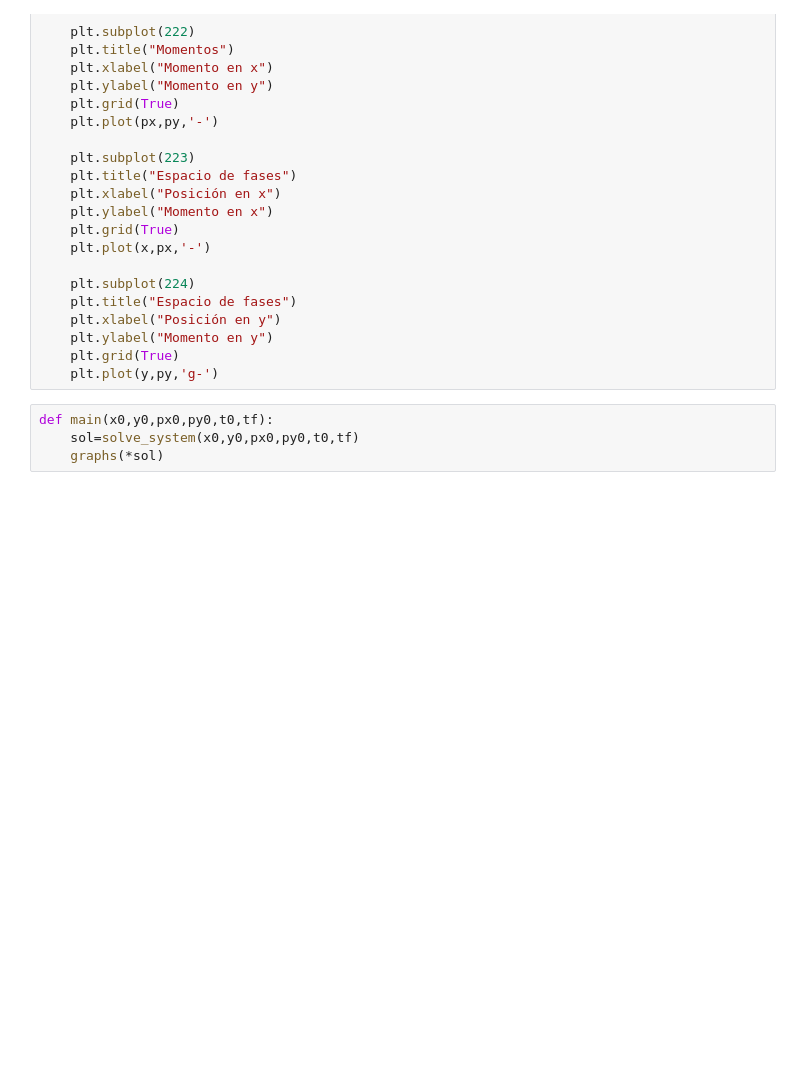
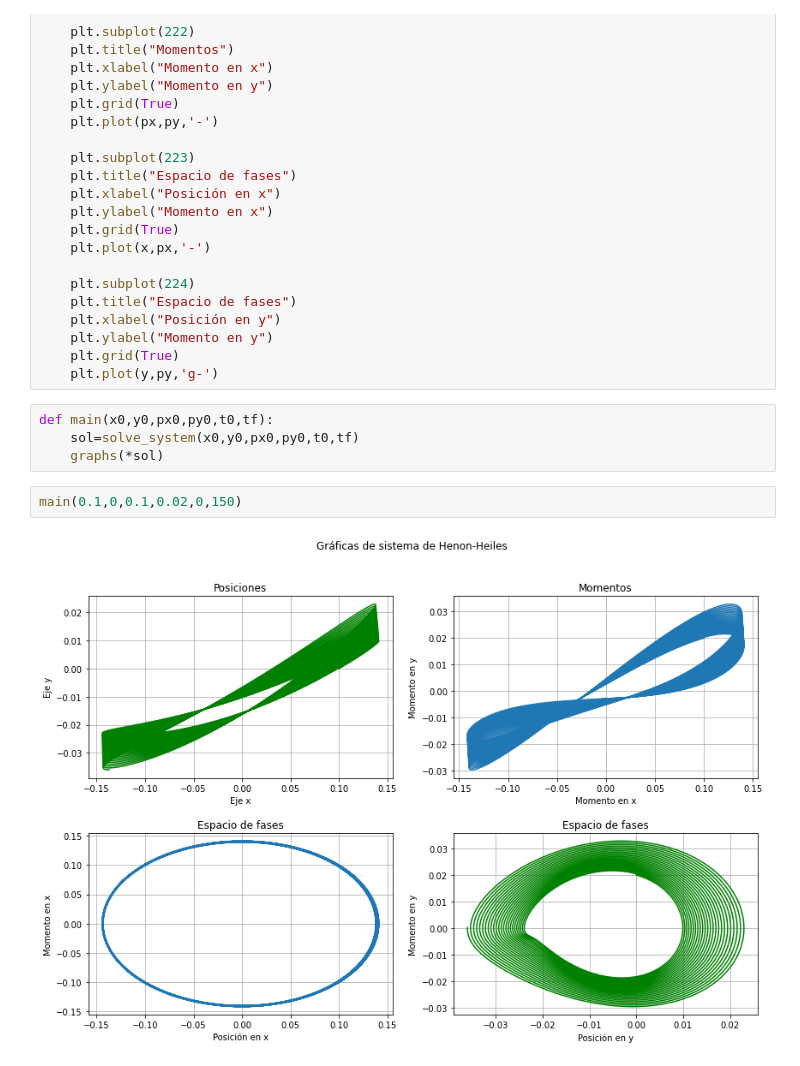
Before and after one commit to KaboomPhysicist/Mecanica-Workshop, a Jupyter notebook: Tarea 3/Tarea 3.ipynb, the cells around one changed output. Cells and saved outputs as stored; diff of their text form; blank space fills up the shorter version.

```diff
--- a/Tarea 3/Tarea 3.ipynb
+++ b/Tarea 3/Tarea 3.ipynb
@@ -92,3 +92,7 @@ def graphs(x,y,px,py,t):
 def main(x0,y0,px0,py0,t0,tf):
     sol=solve_system(x0,y0,px0,py0,t0,tf)
     graphs(*sol)
+# %%
+main(0.1,0,0.1,0.02,0,150)
+# %% [output]
+[figure, added]
```
Also changed, not shown: parts of 1 cell of this notebook, 1 other file.
